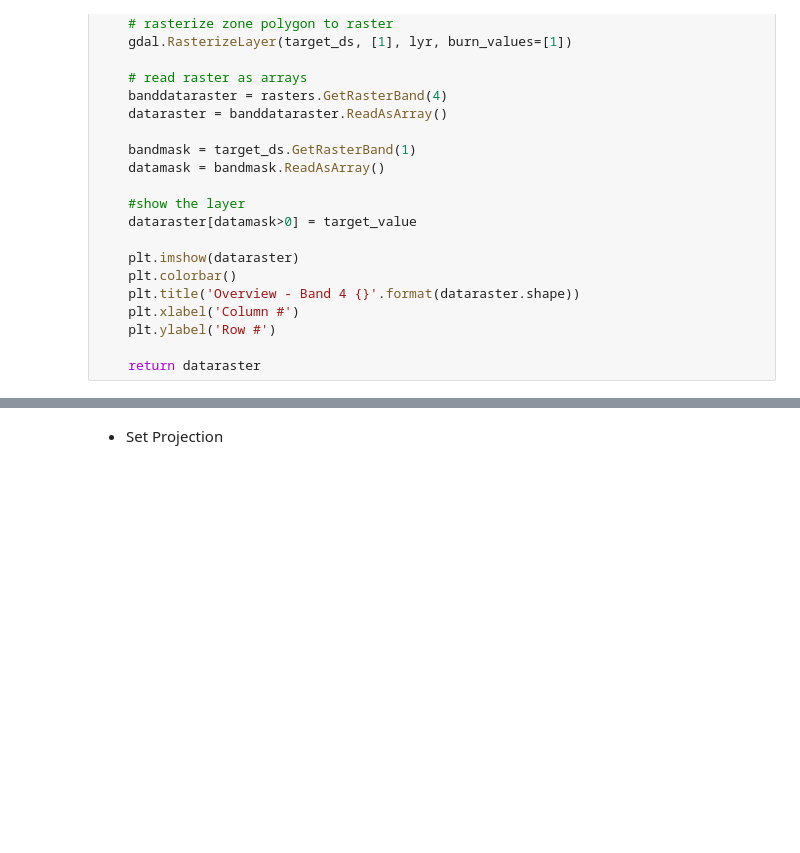
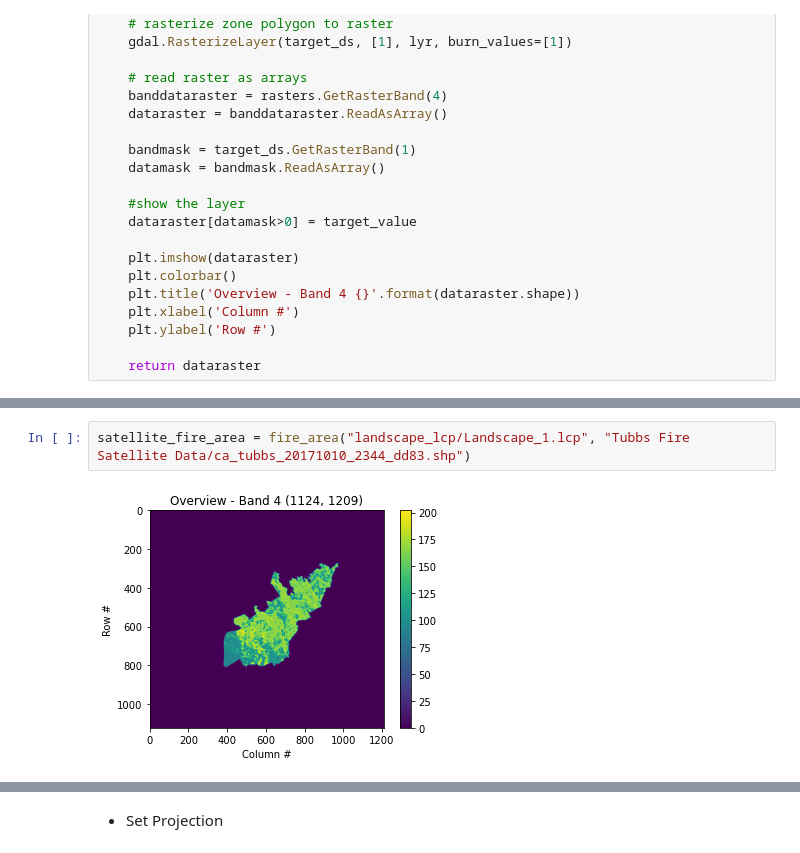
Before and after one commit to fxdawnn/VeggieWildfire, a Jupyter notebook: gdal_lcp.ipynb, the cells around one changed output, grey strips where cells are left out. Drawn from its saved outputs; the diff is of its cells as text; blank space fills up the shorter version.

```diff
--- a/gdal_lcp.ipynb
+++ b/gdal_lcp.ipynb
@@ -257,0 +341,4 @@ def zonal_buffer(rasters, buffer, target_value):
+# %%
+satellite_fire_area = fire_area("landscape_lcp/Landscape_1.lcp", "Tubbs Fire Satellite Data/ca_tubbs_20171010_2344_dd83.shp")
+# %% [output]
+[figure, added]
```
Also changed, not shown: parts of 23 cells of this notebook, 3 other files.
